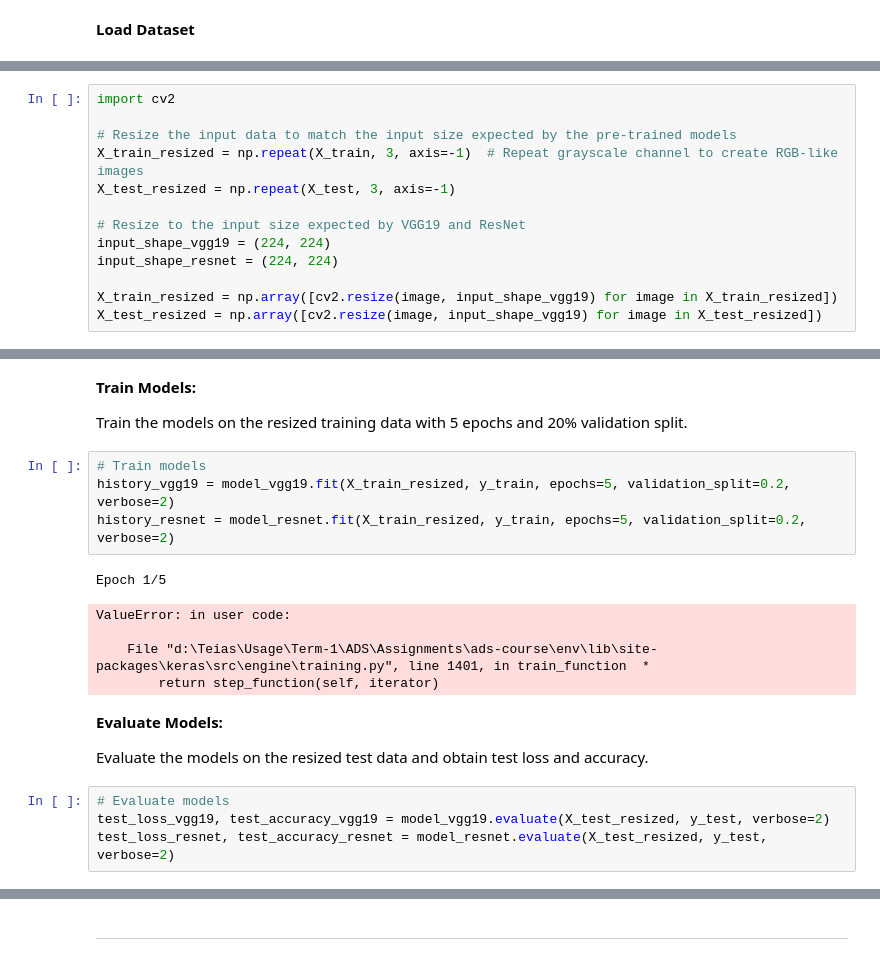
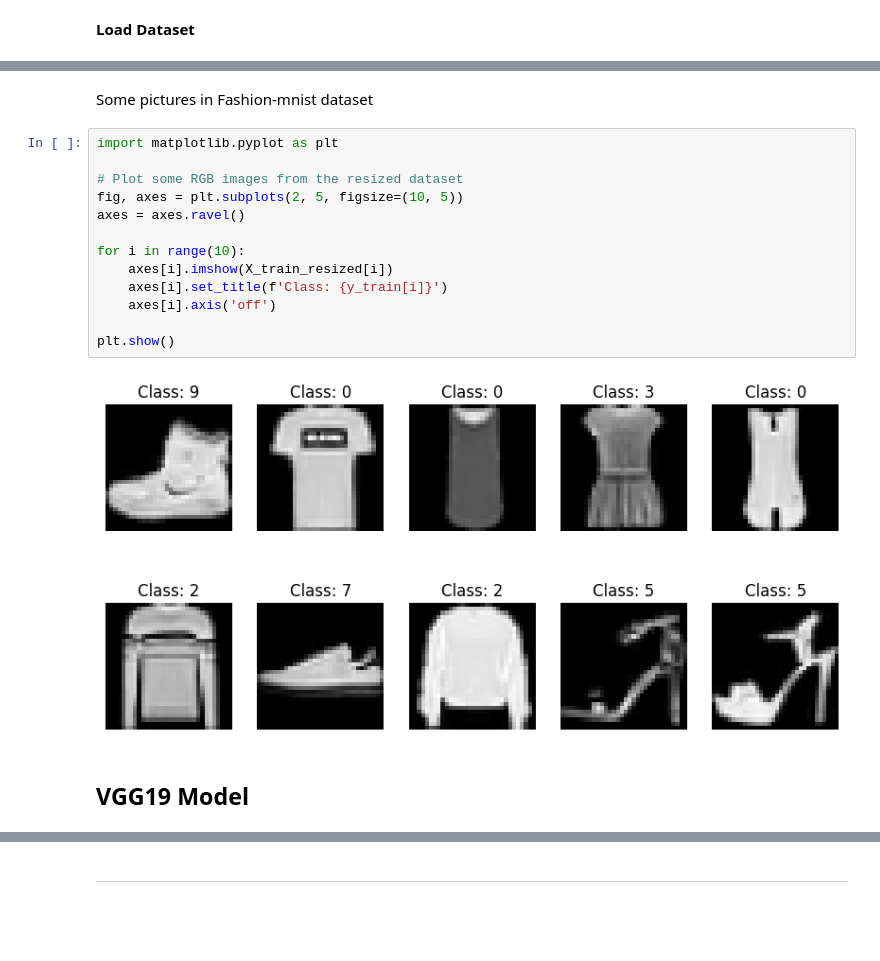
Before and after one commit to alizahedzadeh/Applied-Data-Science-Course-Assignments, a Jupyter notebook: assignments/Assignment 11 Convolutional Neural Networks & Transfer Learning and Data Augmentation/HW11_Convolutional_Neural_Networks.ipynb, the cells around one changed output, grey strips where cells are left out. Cells and saved outputs as stored; diff of their text form; blank space fills up the shorter version.

```diff
--- a/assignments/Assignment 11 Convolutional Neural Networks & Transfer Learning and Data Augmentation/HW11_Convolutional_Neural_Networks.ipynb
+++ b/assignments/Assignment 11 Convolutional Neural Networks & Transfer Learning and Data Augmentation/HW11_Convolutional_Neural_Networks.ipynb
@@ -819,13 +809,0 @@ Resize the input data to match the expected input size of VGG19 and ResNet. The
-# %%
-import cv2
-
-# Resize the input data to match the input size expected by the pre-trained models
-X_train_resized = np.repeat(X_train, 3, axis=-1)  # Repeat grayscale channel to create RGB-like images
-X_test_resized = np.repeat(X_test, 3, axis=-1)
-
-# Resize to the input size expected by VGG19 and ResNet
-input_shape_vgg19 = (224, 224)
-input_shape_resnet = (224, 224)
-
-X_train_resized = np.array([cv2.resize(image, input_shape_vgg19) for image in X_train_resized])
-X_test_resized = np.array([cv2.resize(image, input_shape_vgg19) for image in X_test_resized])
@@ -846,22 +810,19 @@ model_resnet.compile(optimizer=Adam(), loss='categorical_crossentropy', metrics=
-# %% [markdown]
-**Train Models:**
-
-Train the models on the resized training data with 5 epochs and 20% validation split.
-# %%
-# Train models
-history_vgg19 = model_vgg19.fit(X_train_resized, y_train, epochs=5, validation_split=0.2, verbose=2)
-history_resnet = model_resnet.fit(X_train_resized, y_train, epochs=5, validation_split=0.2, verbose=2)
-# %% [output]
-Epoch 1/5
-ValueError: in user code:
-
-    File "d:\Teias\Usage\Term-1\ADS\Assignments\ads-course\env\lib\site-packages\keras\src\engine\training.py", line 1401, in train_function  *
-        return step_function(self, iterator)
-# %% [markdown]
-**Evaluate Models:**
-
-Evaluate the models on the resized test data and obtain test loss and accuracy.
-# %%
-# Evaluate models
-test_loss_vgg19, test_accuracy_vgg19 = model_vgg19.evaluate(X_test_resized, y_test, verbose=2)
-test_loss_resnet, test_accuracy_resnet = model_resnet.evaluate(X_test_resized, y_test, verbose=2)
+# %% [markdown]
+Some pictures in Fashion-mnist dataset
+# %%
+import matplotlib.pyplot as plt
+
+# Plot some RGB images from the resized dataset
+fig, axes = plt.subplots(2, 5, figsize=(10, 5))
+axes = axes.ravel()
+
+for i in range(10):
+    axes[i].imshow(X_train_resized[i])
+    axes[i].set_title(f'Class: {y_train[i]}')
+    axes[i].axis('off')
+
+plt.show()
+# %% [output]
+[figure, added]
+# %% [markdown]
+## **VGG19 Model**
```
Also changed, not shown: parts of 30 cells of this notebook.
